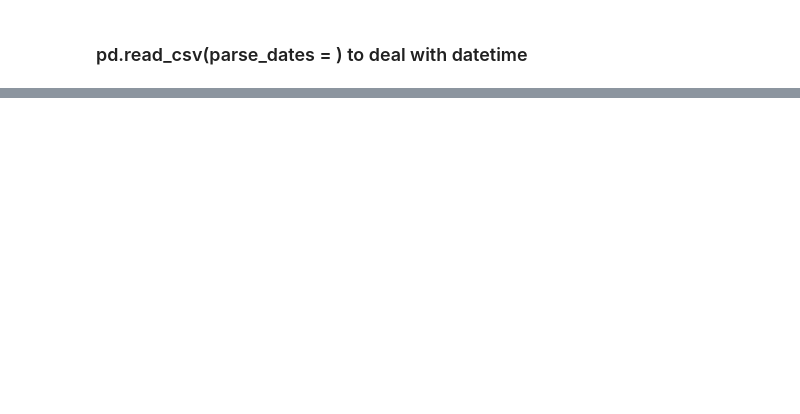
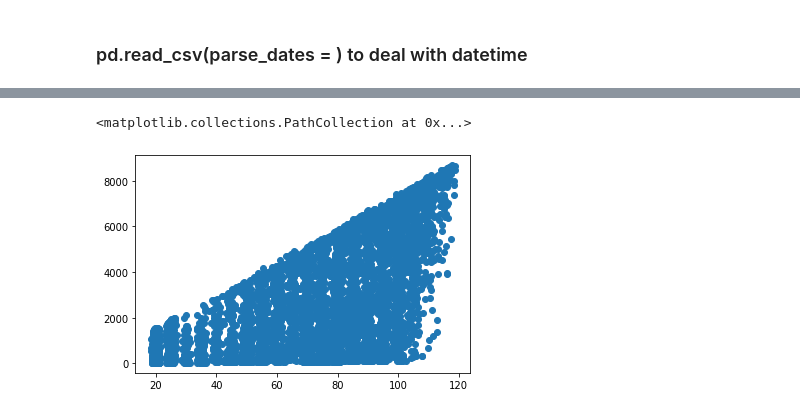
Before and after one commit to ShawnLiu119/Telco-Customer-Churn-Prediction, a Jupyter notebook: churn_pred.ipynb, the cells around one changed output, grey strips where cells are left out. Cells and saved outputs as stored; diff of their text form; code cells hidden in the pictures; blank space fills up the shorter version.

```diff
--- a/churn_pred.ipynb
+++ b/churn_pred.ipynb
@@ -22,0 +27,5 @@ import pandas as pd
+# %%
+data_path = '/content/Telco-Customer-Churn-Prediction/WA_Fn-UseC_-Telco-Customer-Churn.csv'
+
+df = pd.read_csv(data_path)
+df.head()
@@ -22,0 +67,2 @@ import pandas as pd
+# %%
+df.TotalCharges = pd.to_numeric(df.TotalCharges, errors='coerce') #If ‘coerce’, then invalid parsing will be set as NaN.
@@ -22,0 +89,8 @@ import pandas as pd
+# %%
+#since there are only 11 missing values in Total charge, we can either remove them or inpute with median??
+
+plt.scatter(df['MonthlyCharges'], df['TotalCharges'] )
+#we can tell there is no strong correlation between monthlycharge and total charge, the varance even increases
+# %% [output]
+<matplotlib.collections.PathCollection at 0x...>
+[figure, added]
```
Also changed, not shown: parts of 29 cells of this notebook.
